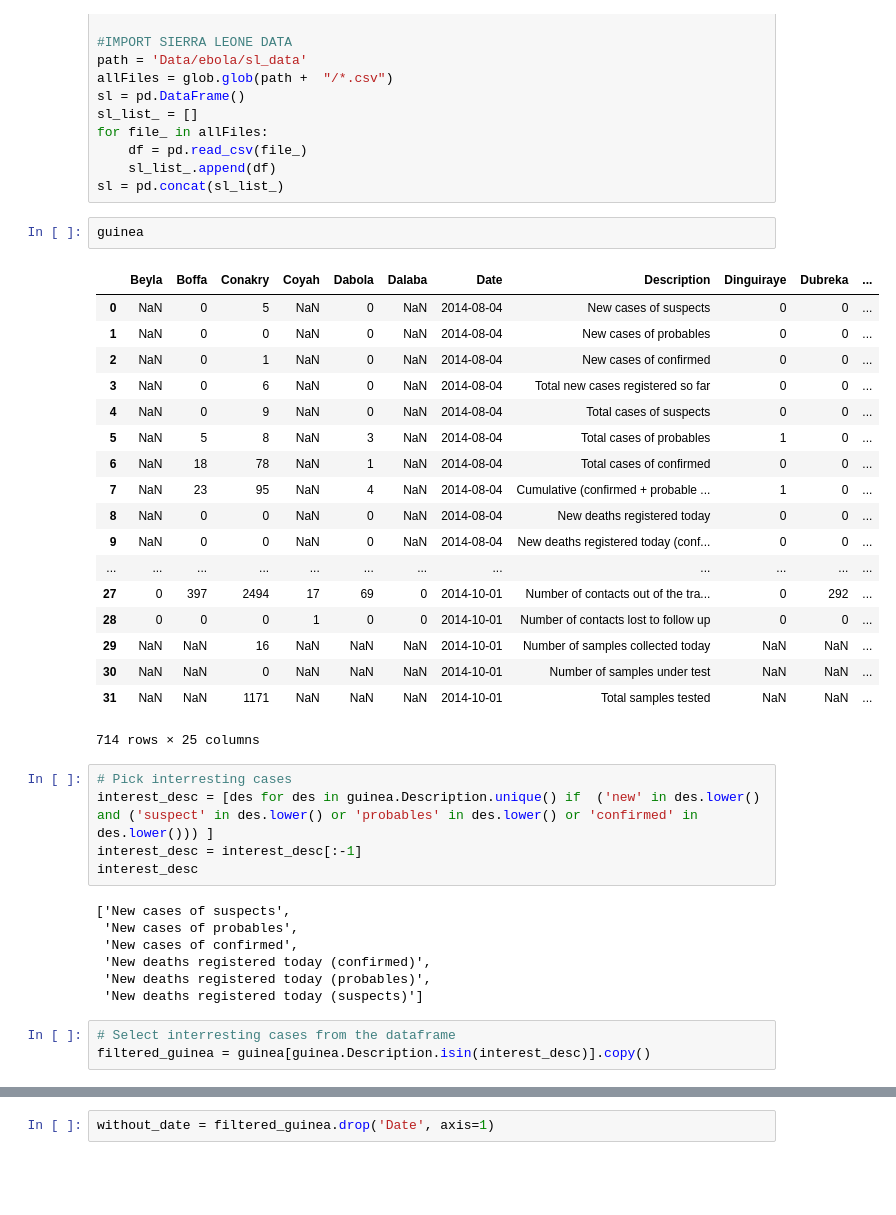
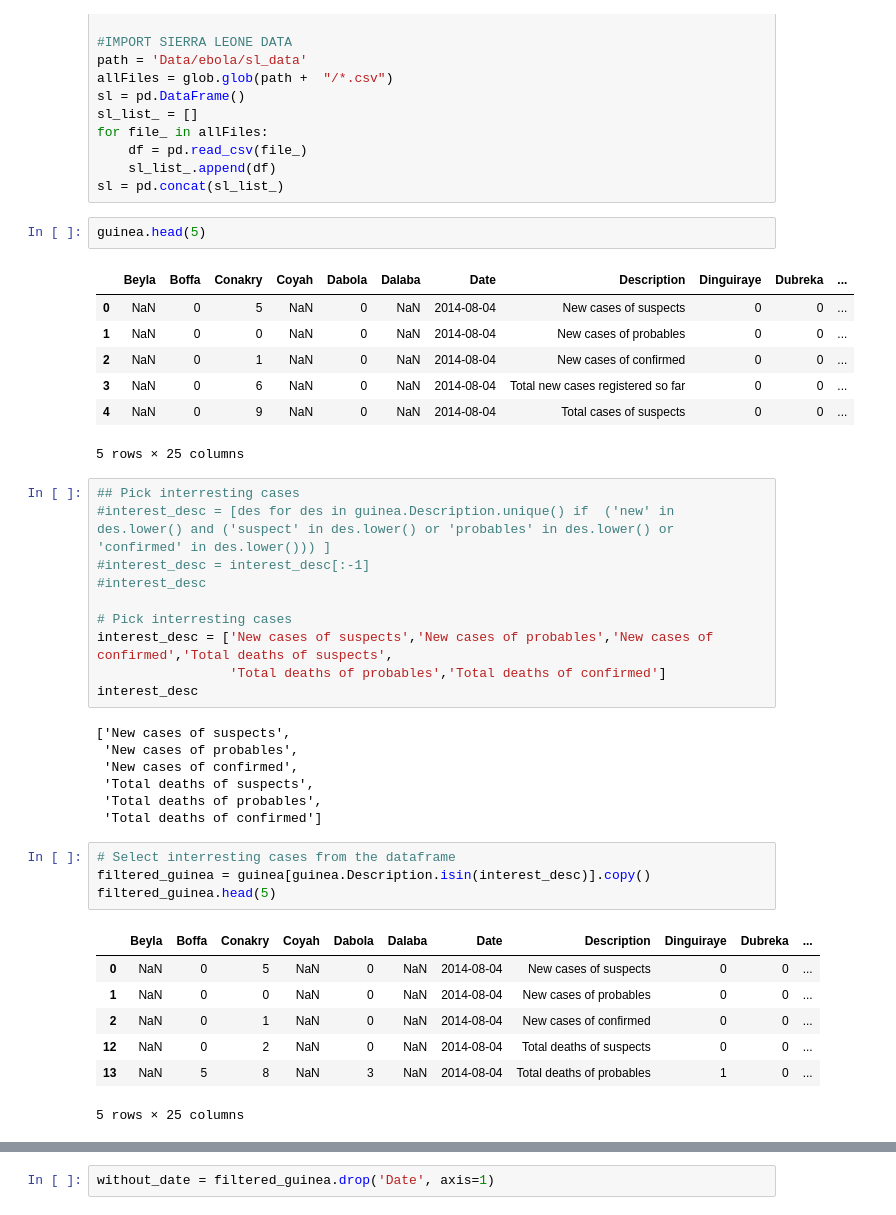
Before and after one commit to khalidomari/ADA2017, a Jupyter notebook: 01 - Pandas and Data Wrangling/Homework 1_Khalid.ipynb, the cells around one changed output, grey strips where cells are left out. Cells and saved outputs as stored; diff of their text form; blank space fills up the shorter version.

```diff
--- a/01 - Pandas and Data Wrangling/Homework 1_Khalid.ipynb
+++ b/01 - Pandas and Data Wrangling/Homework 1_Khalid.ipynb
@@ -51,38 +51,41 @@ for file_ in allFiles:
     sl_list_.append(df)
 sl = pd.concat(sl_list_)
 # %%
-guinea
+guinea.head(5)
 # %% [output]
 |  | Beyla | Boffa | Conakry | Coyah | Dabola | Dalaba | Date | Description | Dinguiraye | Dubreka | ... |
 | 0 | NaN | 0 | 5 | NaN | 0 | NaN | 2014-08-04 | New cases of suspects | 0 | 0 | ... |
 | 1 | NaN | 0 | 0 | NaN | 0 | NaN | 2014-08-04 | New cases of probables | 0 | 0 | ... |
 | 2 | NaN | 0 | 1 | NaN | 0 | NaN | 2014-08-04 | New cases of confirmed | 0 | 0 | ... |
 | 3 | NaN | 0 | 6 | NaN | 0 | NaN | 2014-08-04 | Total new cases registered so far | 0 | 0 | ... |
 | 4 | NaN | 0 | 9 | NaN | 0 | NaN | 2014-08-04 | Total cases of suspects | 0 | 0 | ... |
-| 5 | NaN | 5 | 8 | NaN | 3 | NaN | 2014-08-04 | Total cases of probables | 1 | 0 | ... |
-| 6 | NaN | 18 | 78 | NaN | 1 | NaN | 2014-08-04 | Total cases of confirmed | 0 | 0 | ... |
-| 7 | NaN | 23 | 95 | NaN | 4 | NaN | 2014-08-04 | Cumulative (confirmed + probable ... | 1 | 0 | ... |
-| 8 | NaN | 0 | 0 | NaN | 0 | NaN | 2014-08-04 | New deaths registered today | 0 | 0 | ... |
-| 9 | NaN | 0 | 0 | NaN | 0 | NaN | 2014-08-04 | New deaths registered today (conf... | 0 | 0 | ... |
-| ... | ... | ... | ... | ... | ... | ... | ... | ... | ... | ... | ... |
-| 27 | 0 | 397 | 2494 | 17 | 69 | 0 | 2014-10-01 | Number of contacts out of the tra... | 0 | 292 | ... |
-| 28 | 0 | 0 | 0 | 1 | 0 | 0 | 2014-10-01 | Number of contacts lost to follow up | 0 | 0 | ... |
-| 29 | NaN | NaN | 16 | NaN | NaN | NaN | 2014-10-01 | Number of samples collected today | NaN | NaN | ... |
-| 30 | NaN | NaN | 0 | NaN | NaN | NaN | 2014-10-01 | Number of samples under test | NaN | NaN | ... |
-| 31 | NaN | NaN | 1171 | NaN | NaN | NaN | 2014-10-01 | Total samples tested | NaN | NaN | ... |
-714 rows × 25 columns
+5 rows × 25 columns
 # %%
+## Pick interresting cases
+#interest_desc = [des for des in guinea.Description.unique() if  ('new' in des.lower() and ('suspect' in des.lower() or 'probables' in des.lower() or 'confirmed' in des.lower())) ]
+#interest_desc = interest_desc[:-1]
+#interest_desc
+
 # Pick interresting cases
-interest_desc = [des for des in guinea.Description.unique() if  ('new' in des.lower() and ('suspect' in des.lower() or 'probables' in des.lower() or 'confirmed' in des.lower())) ]
-interest_desc = interest_desc[:-1]
+interest_desc = ['New cases of suspects','New cases of probables','New cases of confirmed','Total deaths of suspects',
+                 'Total deaths of probables','Total deaths of confirmed']
 interest_desc
 # %% [output]
 ['New cases of suspects',
  'New cases of probables',
  'New cases of confirmed',
- 'New deaths registered today (confirmed)',
- 'New deaths registered today (probables)',
- 'New deaths registered today (suspects)']
+ 'Total deaths of suspects',
+ 'Total deaths of probables',
+ 'Total deaths of confirmed']
 # %%
 # Select interresting cases from the dataframe
 filtered_guinea = guinea[guinea.Description.isin(interest_desc)].copy()
+filtered_guinea.head(5)
+# %% [output]
+|  | Beyla | Boffa | Conakry | Coyah | Dabola | Dalaba | Date | Description | Dinguiraye | Dubreka | ... |
+| 0 | NaN | 0 | 5 | NaN | 0 | NaN | 2014-08-04 | New cases of suspects | 0 | 0 | ... |
+| 1 | NaN | 0 | 0 | NaN | 0 | NaN | 2014-08-04 | New cases of probables | 0 | 0 | ... |
+| 2 | NaN | 0 | 1 | NaN | 0 | NaN | 2014-08-04 | New cases of confirmed | 0 | 0 | ... |
+| 12 | NaN | 0 | 2 | NaN | 0 | NaN | 2014-08-04 | Total deaths of suspects | 0 | 0 | ... |
+| 13 | NaN | 5 | 8 | NaN | 3 | NaN | 2014-08-04 | Total deaths of probables | 1 | 0 | ... |
+5 rows × 25 columns
```
Also changed, not shown: parts of 29 cells of this notebook.
